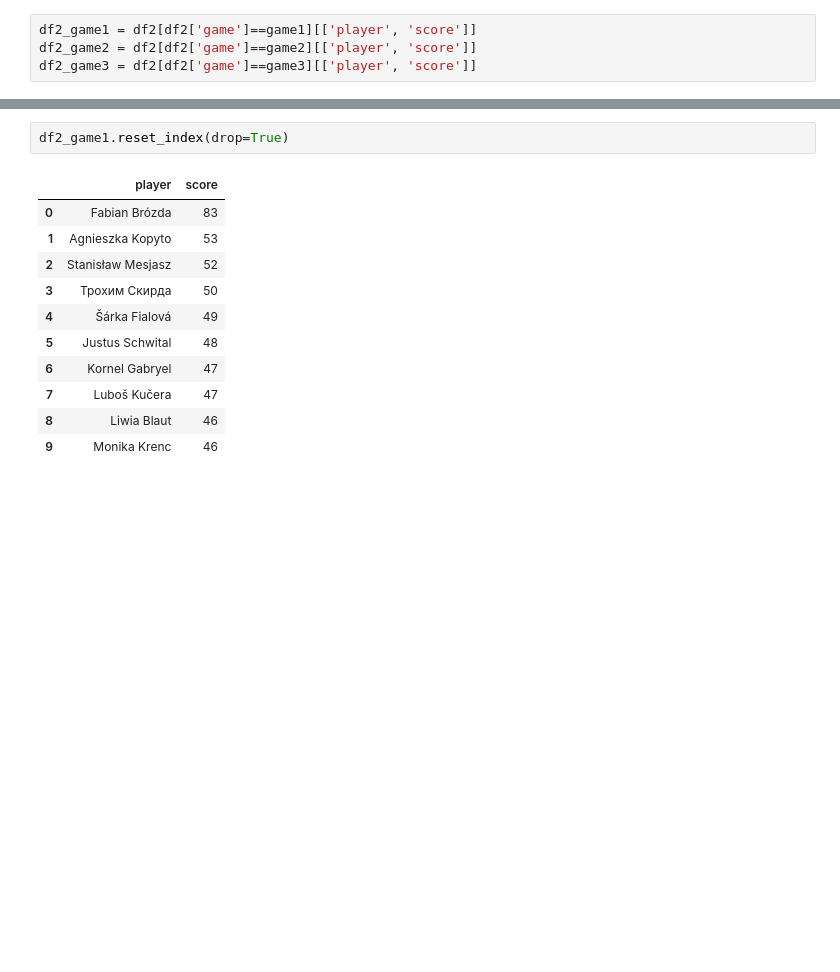
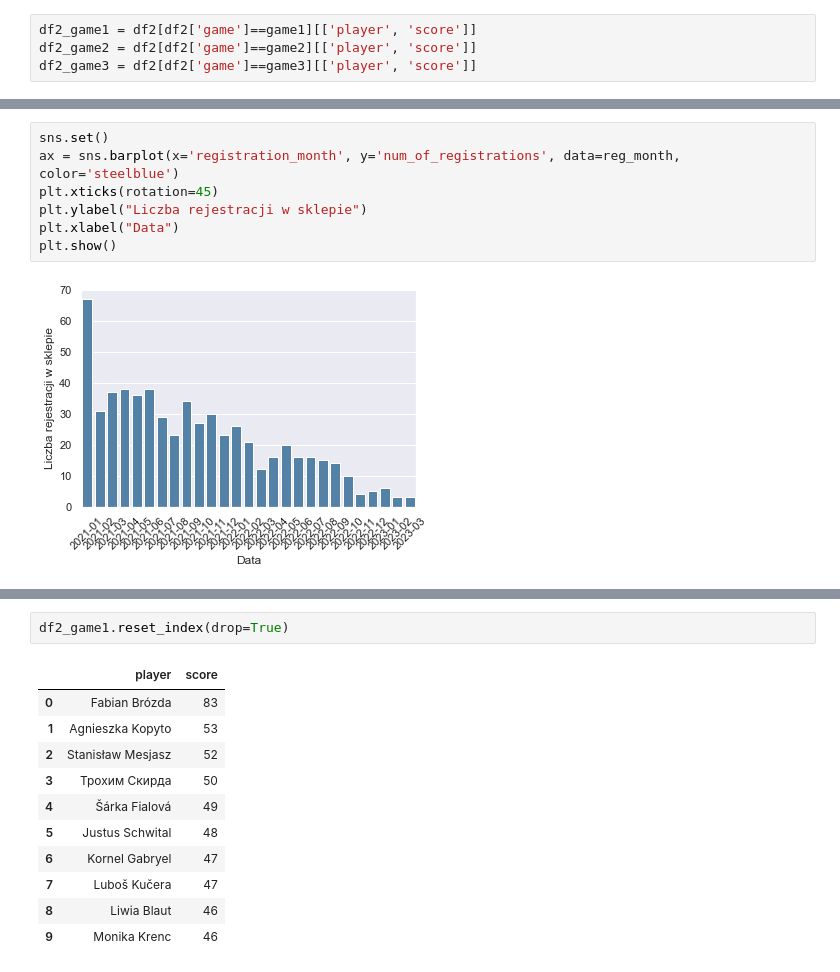
Before and after one commit to Staszek15/store-database, a Jupyter notebook: Untitled.ipynb, the cells around one changed output, grey strips where cells are left out. Saved outputs shown, nothing was run; the diff lists cells and outputs as text; blank space fills up the shorter version.

```diff
--- a/Untitled.ipynb
+++ b/Untitled.ipynb
@@ -47,0 +200,9 @@ df2_game3 = df2[df2['game']==game3][['player', 'score']]
+# %%
+sns.set()
+ax = sns.barplot(x='registration_month', y='num_of_registrations', data=reg_month, color='steelblue')
+plt.xticks(rotation=45)
+plt.ylabel("Liczba rejestracji w sklepie")
+plt.xlabel("Data")
+plt.show()
+# %% [output]
+[figure, added]
```
Also changed, not shown: parts of 17 cells of this notebook, 12 other files.
